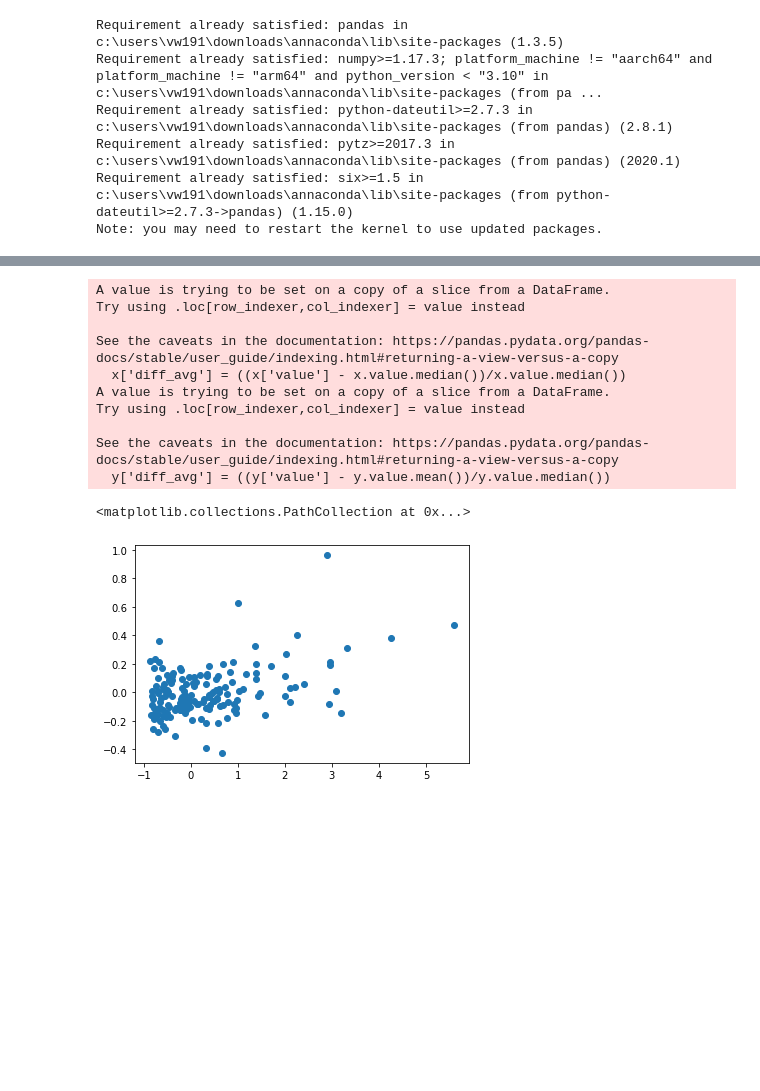
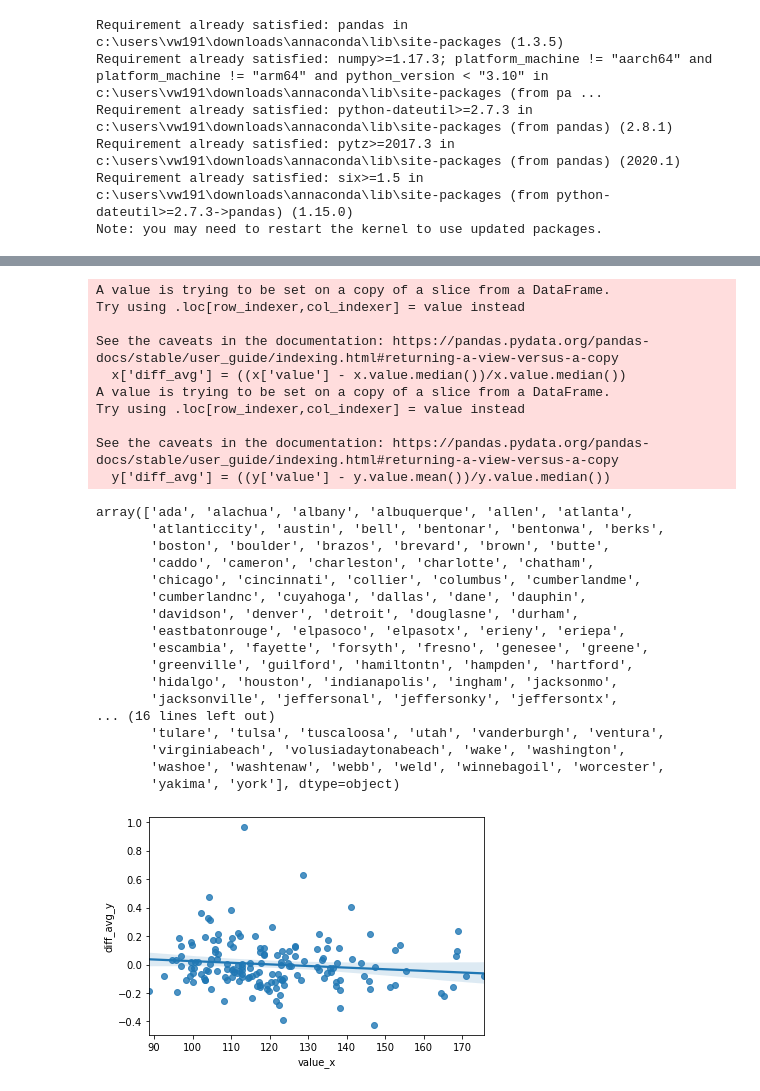
Before and after one commit to 107SBakst/107SBakst.github.io, a Jupyter notebook: Python/project_oecd4.ipynb, the cells around one changed output, grey strips where cells are left out. Drawn from its saved outputs; the diff is of its cells as text; code cells hidden in the pictures; blank space fills up the shorter version.

```diff
--- a/Python/project_oecd4.ipynb
+++ b/Python/project_oecd4.ipynb
@@ -20,9 +20,17 @@ dfmetro.columns = dfmetro.columns.str.lower()
 dfmetro.columns = dfmetro.columns.str.replace(' ', '_')
 dfmetro.variables = dfmetro.variables.str.lower()
 dfmetro.variables = dfmetro.variables.str.replace(' ', '_')
+dfmetro.metropolitan_areas = dfmetro.metropolitan_areas.str.replace('(Greater)','')
+dfmetro.metropolitan_areas = dfmetro.metropolitan_areas.str.replace(r"\(.*?\)","")
+dfmetro.metropolitan_areas = dfmetro.metropolitan_areas.str.replace('[\([{})\]]','')
+dfmetro.metropolitan_areas = dfmetro.metropolitan_areas.str.replace('-','')
+dfmetro.metropolitan_areas = dfmetro.metropolitan_areas.str.replace(' ','')
+dfmetro.metropolitan_areas = dfmetro.metropolitan_areas.str.replace('[\([{})\]]','')
+dfmetro.metropolitan_areas = dfmetro.metropolitan_areas.str.lower()
 
-print(dfmetro.variables.unique())
-h = dfmetro[(dfmetro['variables'] == 'labour_productivity_(gdp_per_worker_in_usd,_constant_prices,_constant_ppp,_base_year_2015)') & (dfmetro.year == 2018)]
+
+#print(dfmetro.variables.unique())
+h = dfmetro[(dfmetro['variables'] == 'working_age_population_group_(15-64)') & (dfmetro.year == 2018)]
 h.hist(column='value',bins=100) #This shows that population density is not normally distributed with most of the data on the left handside of the distribution.
 print(h.value.mean()) #The mean population density is 167.1
 print(h.value.median()) #The median population density is 126.5
@@ -54,23 +48,53 @@ Index(['metro_id', 'metropolitan_areas', 'var', 'variables', 'time', 'year',
 # %%
 import seaborn as sns
 import matplotlib.pyplot as plt
 import numpy as np
-x = dfmetro[(dfmetro['variables'] == 'population_density_(inhabitants_per_km2)') & (dfmetro.year == 2018)]
+x = dfmetro[(dfmetro['variables'] == 'growth/shrinking_index_of_the_total_population_(2001=100)') & (dfmetro.year == 2019)]
 x['diff_avg'] = ((x['value'] - x.value.median())/x.value.median())
 y = dfmetro[(dfmetro['variables'] == 'labour_productivity_(gdp_per_worker_in_usd,_constant_prices,_constant_ppp,_base_year_2015)') & (dfmetro.year == 2019)]
 y['diff_avg'] = ((y['value'] - y.value.mean())/y.value.median())
 mdf = pd.merge(x,y,left_on='metro_id',right_on='metro_id')
-plt.scatter(x=mdf['diff_avg_x'],y=mdf['diff_avg_y'])
+mdf = mdf.sort_values('diff_avg_x',ascending=False)
+
+
+from sklearn.linear_model import LinearRegression
+model = LinearRegression(fit_intercept=True)
+
+model.fit(mdf[['value_x']], mdf[['diff_avg_y']])
+
+#xfit = np.linspace(-1, 7, 162)
+#yfit = model.predict(mdf[['value_x']])
+
+#plt.scatter(mdf['value_x'],mdf['diff_avg_y'])
+#plt.plot(xfit, yfit,color='red')
+sns.regplot(data=mdf,x='value_x',y='diff_avg_y')
+mdf.metropolitan_areas_x.sort_values(ascending=True).unique()
 # %% [output]
 A value is trying to be set on a copy of a slice from a DataFrame.
 Try using .loc[row_indexer,col_indexer] = value instead
 
 See the caveats in the documentation: https://pandas.pydata.org/pandas-docs/stable/user_guide/indexing.html#returning-a-view-versus-a-copy
   x['diff_avg'] = ((x['value'] - x.value.median())/x.value.median())
 A value is trying to be set on a copy of a slice from a DataFrame.
 Try using .loc[row_indexer,col_indexer] = value instead
 
 See the caveats in the documentation: https://pandas.pydata.org/pandas-docs/stable/user_guide/indexing.html#returning-a-view-versus-a-copy
   y['diff_avg'] = ((y['value'] - y.value.mean())/y.value.median())
-<matplotlib.collections.PathCollection at 0x...>
+array(['ada', 'alachua', 'albany', 'albuquerque', 'allen', 'atlanta',
+       'atlanticcity', 'austin', 'bell', 'bentonar', 'bentonwa', 'berks',
+       'boston', 'boulder', 'brazos', 'brevard', 'brown', 'butte',
+       'caddo', 'cameron', 'charleston', 'charlotte', 'chatham',
+       'chicago', 'cincinnati', 'collier', 'columbus', 'cumberlandme',
+       'cumberlandnc', 'cuyahoga', 'dallas', 'dane', 'dauphin',
+       'davidson', 'denver', 'detroit', 'douglasne', 'durham',
+       'eastbatonrouge', 'elpasoco', 'elpasotx', 'erieny', 'eriepa',
+       'escambia', 'fayette', 'forsyth', 'fresno', 'genesee', 'greene',
+       'greenville', 'guilford', 'hamiltontn', 'hampden', 'hartford',
+       'hidalgo', 'houston', 'indianapolis', 'ingham', 'jacksonmo',
+       'jacksonville', 'jeffersonal', 'jeffersonky', 'jeffersontx',
+... (16 lines left out)
+       'tulare', 'tulsa', 'tuscaloosa', 'utah', 'vanderburgh', 'ventura',
+       'virginiabeach', 'volusiadaytonabeach', 'wake', 'washington',
+       'washoe', 'washtenaw', 'webb', 'weld', 'winnebagoil', 'worcester',
+       'yakima', 'york'], dtype=object)
-[figure, old version]
+[figure, new version]
```
Also changed, not shown: parts of 6 cells of this notebook.
